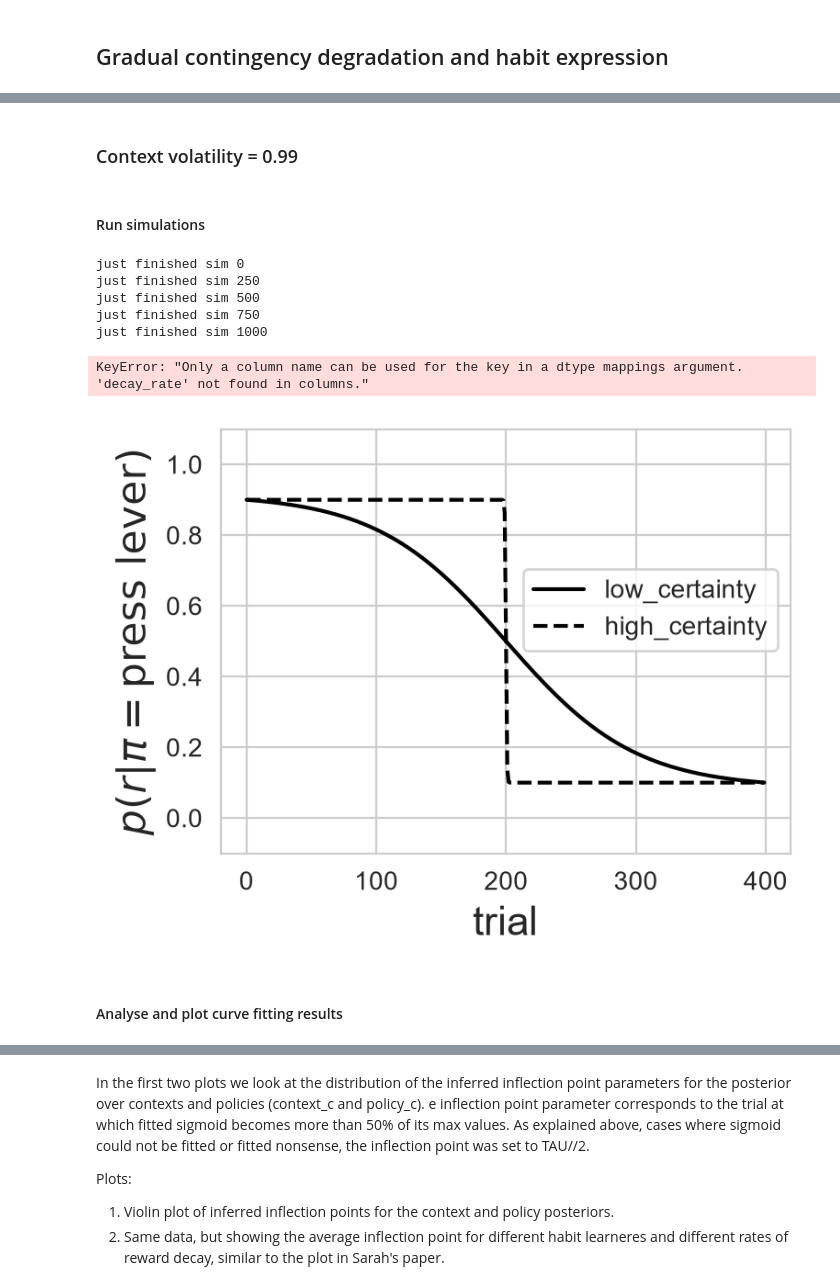
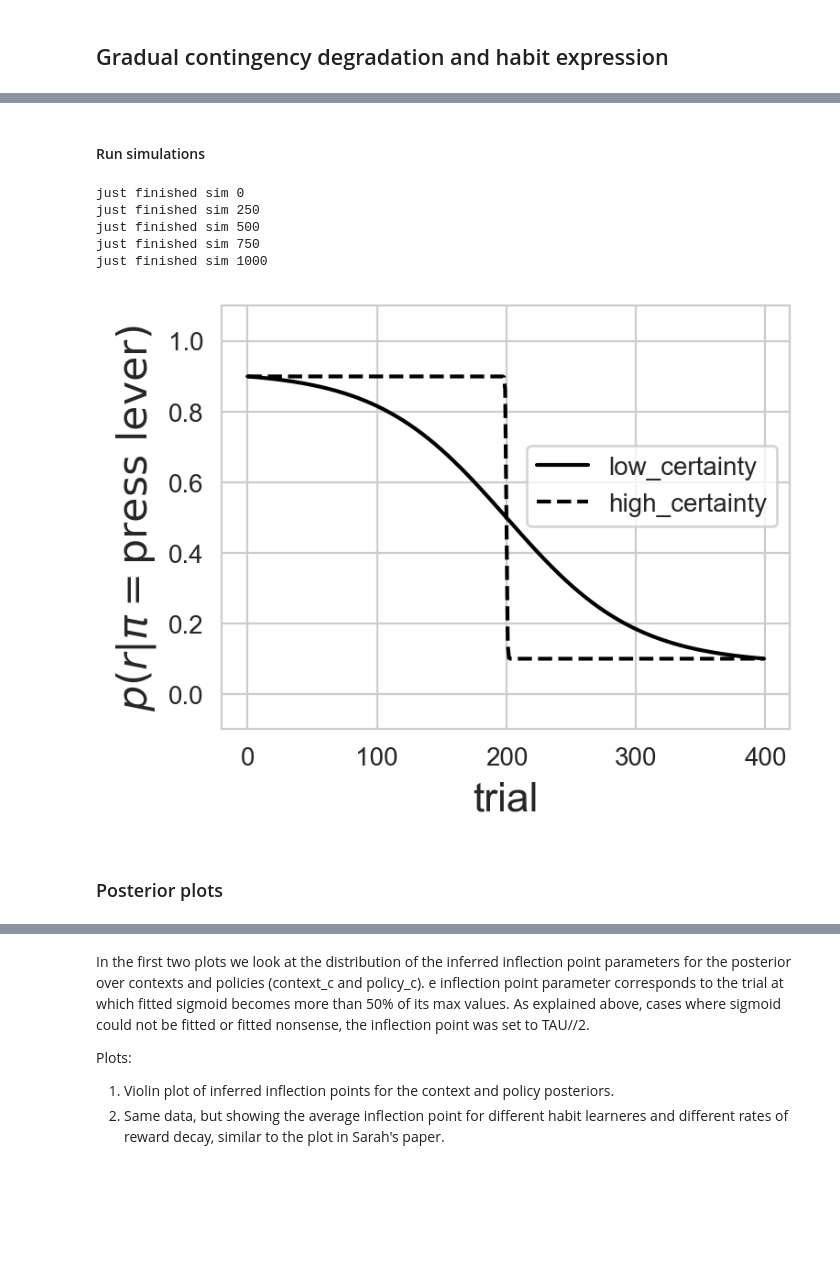
Before and after one commit to SIHranova/ContextualSUD, a Jupyter notebook: notebooks/3_degradation.ipynb, the cells around one changed output, grey strips where cells are left out. Drawn from its saved outputs; the diff is of its cells as text; code cells hidden in the pictures; blank space fills up the shorter version.

```diff
--- a/notebooks/3_degradation.ipynb
+++ b/notebooks/3_degradation.ipynb
@@ -500,5 +3,3 @@ Below figure shows that the slower rewards change, the longer strong habit learn
-# %% [markdown]
-### Context volatility = 0.99
 # %% [markdown]
 #### Run simulations
 # %%
@@ -513,25 +14,31 @@ import matplotlib.ticker as ticker
 from matplotlib.ticker import MultipleLocator
 from scipy.optimize import curve_fit
 from classes import Agent, MultiArmedBandit, World
-from utilities import create_long_df_gradual_change, run_simulation
+from utilities import create_long_df_gradual_change, plot_reward_regime, run_simulation
 
-np.set_printoptions(suppress=True)
 sns.set_style("whitegrid")
+dpi = 200
+
+#############################################
+# setup simulation run, agent, env parameters
+############################################
 
 
-from utilities import create_long_df_gradual_change, plot_reward_regime, run_simulation
-
 np.random.seed(1)
-dpi = 200
 
 pars = {}
-pars["TAU"] = 400
 pars["hs"] = np.array([1000, 10, 1])
+h_order = {h: label for h, label in zip(pars["hs"], ["no habit", "moderate habit", "strong habit"])}
+pars["k_range"] = [0.02, 3.]
+env_order = {k: label for k, label in zip(pars["k_range"], ["low certainty", "high certainty"])}
 pars["utility"] = np.array([0.025, 0.95, 0.025])
 pars["context_volatility"] = 0.99
+pars["changing_rewards"] = True
+pars["changing_utility"] = False
 pars["nsims"] = 200
 pars["debug"] = False
 
+pars["TAU"] = 400
 pars["T"] = 2
 pars["na"] = 2
 pars["ns"] = pars["na"] + 1
@@ -542,13 +49,8 @@ pars["npi"] = pars["na"]**(pars["T"]-1)
 pars["train_trials"] = 0
 pars["switch"] = pars["TAU"]//2
 pars["training_protocol"] = [np.array([0]*(pars["switch"]+pars["train_trials"]) + [1]*pars["switch"])]
-pars["changing_rewards"] = True
-pars["changing_utility"] = False
 
-pars["k_range"] = [0.02, 3.]
-h_order = {h: label for h, label in zip(pars["hs"], ["no habit", "moderate habit", "strong habit"])}
-env_order = {k: label for k, label in zip(pars["k_range"], ["low certainty", "high certainty"])}
-
+# # create gradually changing reward schedule with decay rates k in k_range
 start = 0.9
 stop = 0.1
 logistic = lambda x, k: stop - (start-stop) / (np.exp(pars["switch"]*k) - 1) \
@@ -567,15 +69,16 @@ for k in pars["k_range"]:
     ])
     Rho[:, :, :pars["train_trials"]] = Rho[:, :, pars["train_trials"]][:, :, None]
     reward_schedules.append((Rho, k))
-
 plot_reward_regime(pars["k_range"], pars["switch"], pars["TAU"], start, stop, dpi=dpi)
 plt.ylabel(r"$p(r|\pi=\text{press lever})$", fontsize=16)
 
+################################################
+# create pars dictionary for each simulation run
+################################################
+
 agent_instance = np.arange(pars["nsims"])
 context_volatilities = np.array([pars["context_volatility"]])
-parameter_combinations = product(
-    agent_instance, pars["hs"], pars["training_protocol"], context_volatilities, reward_schedules
-)
+parameter_combinations = product(agent_instance, pars["hs"], pars["training_protocol"], context_volatilities, reward_schedules)
 
 sim_params = []
 for pi, p in enumerate(parameter_combinations):
@@ -587,35 +90,37 @@ for pi, p in enumerate(parameter_combinations):
     par["Rho"] = p[4][0]
     par["decay_rate"] = p[4][1]
     par["sim"] = pi
     sim_params.append(par)
 
+##################################
+# RUN ALL SIMULATIONS
+##################################
 long_dfs = []
 for pi, par in enumerate(sim_params):
     print(f"just finished sim {par['sim']}") if pi % 250 == 0 else None
     world, _, _ = run_simulation(**par)
     long_dfs.append(create_long_df_gradual_change(world, par, env_order, h_order))
 
 env_order = [item for key, item in env_order.items()]
 h_order = [item for key, item in h_order.items()]
 
 long_df = pd.concat(long_dfs)
 long_df = long_df.astype({
     "action": "category",
     "habitual_tendency": "category",
     "reward_decay_rate": "category",
     "h": pd.CategoricalDtype(categories=h_order, ordered=True),
     "environment_type": pd.CategoricalDtype(categories=env_order, ordered=True),
 })
 name = f"data_degradation_{pars['TAU']}_util{pars['utility'][1]}_context{pars['context_volatility']}"
 long_df.to_csv(name + "_long.csv", index=False)
 # %% [output]
 just finished sim 0
 just finished sim 250
 just finished sim 500
 just finished sim 750
 just finished sim 1000
-KeyError: "Only a column name can be used for the key in a dtype mappings argument. 'decay_rate' not found in columns."
-[figure, old version]
+[figure, new version]
 # %% [markdown]
-#### Analyse and plot curve fitting results
+### Posterior plots
 # %%
```
Also changed, not shown: parts of 10 cells of this notebook, 4 other files.
